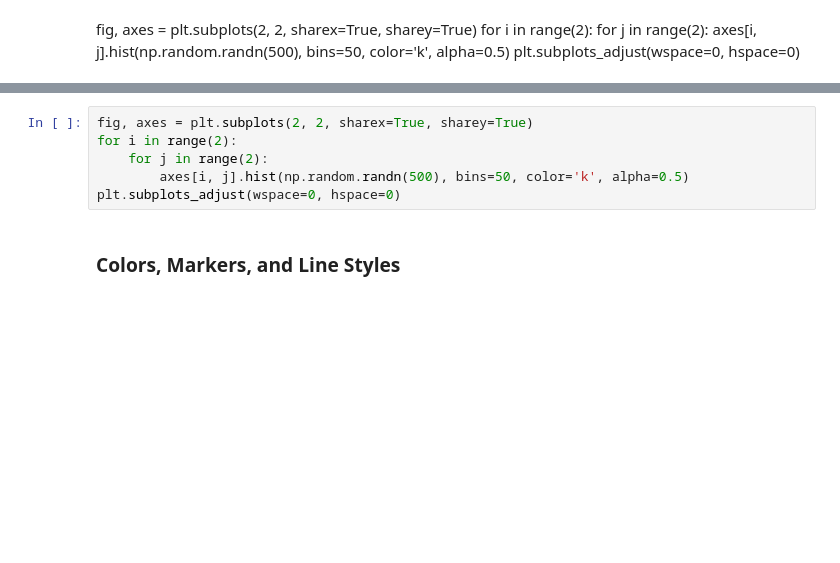
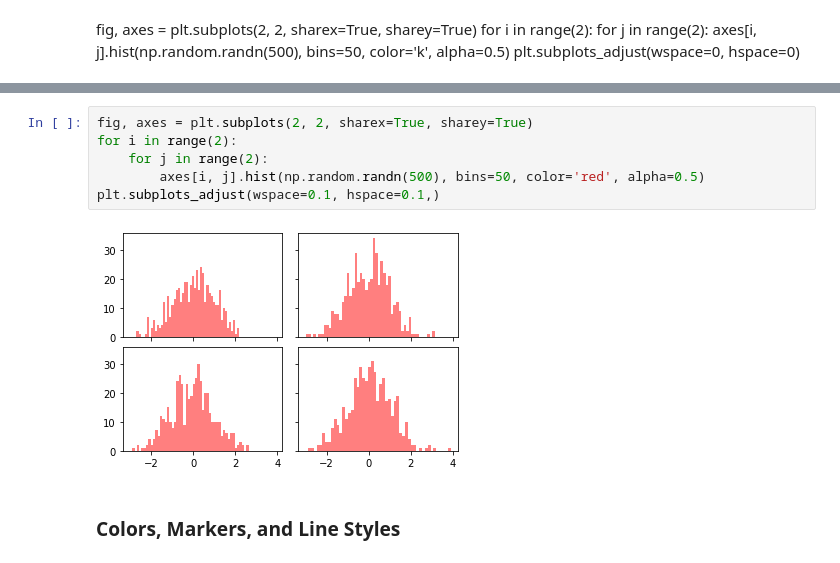
Before and after one commit to rhodapang/Python-for-data-analysis, a Jupyter notebook: Plotting and visualization-Chapter 9.ipynb, the cells around one changed output, grey strips where cells are left out. Drawn from its saved outputs; the diff is of its cells as text; blank space fills up the shorter version.

```diff
--- a/Plotting and visualization-Chapter 9.ipynb
+++ b/Plotting and visualization-Chapter 9.ipynb
@@ -77,9 +96,11 @@ plt.subplots_adjust(wspace=0, hspace=0)
 # %%
 fig, axes = plt.subplots(2, 2, sharex=True, sharey=True)
 for i in range(2):
     for j in range(2):
-        axes[i, j].hist(np.random.randn(500), bins=50, color='k', alpha=0.5)
-plt.subplots_adjust(wspace=0, hspace=0)
+        axes[i, j].hist(np.random.randn(500), bins=50, color='red', alpha=0.5)
+plt.subplots_adjust(wspace=0.1, hspace=0.1,)
+# %% [output]
+[figure, added]
 # %% [markdown]
 ### Colors, Markers, and Line Styles
 # %% [markdown]
```
Also changed, not shown: parts of 3 cells of this notebook.
